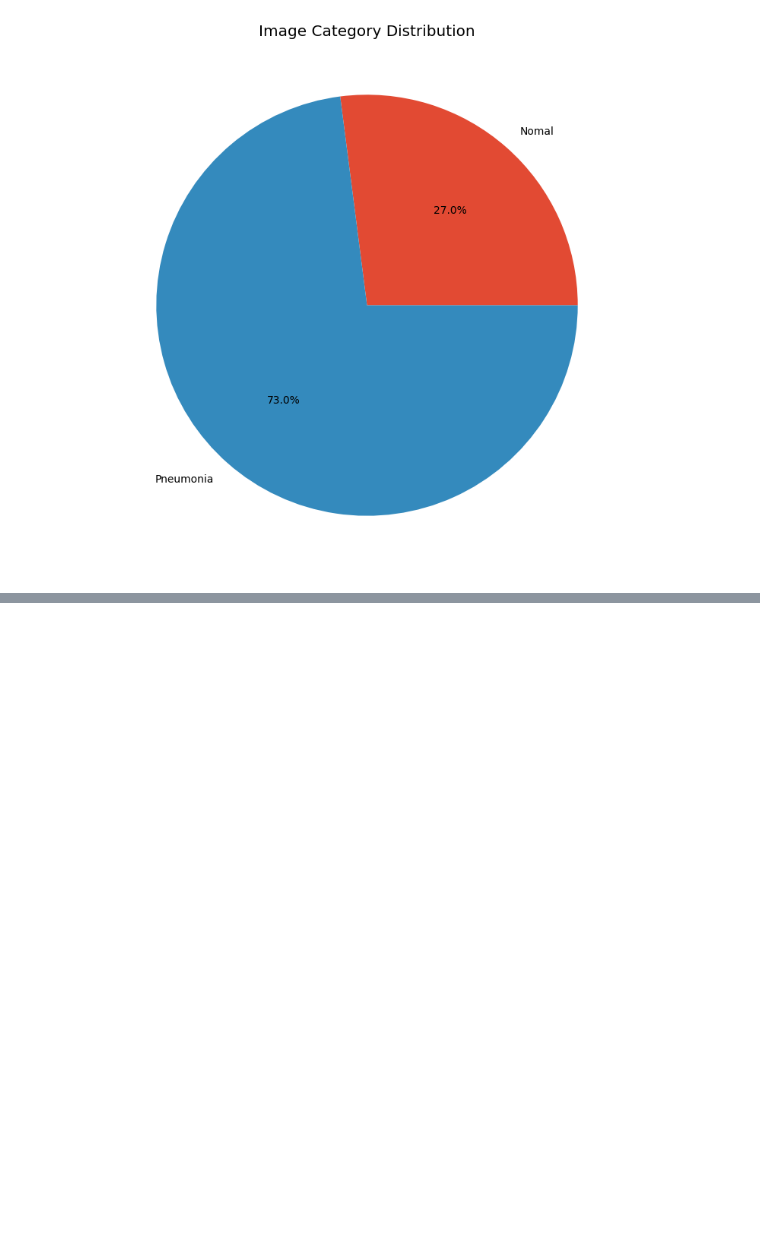
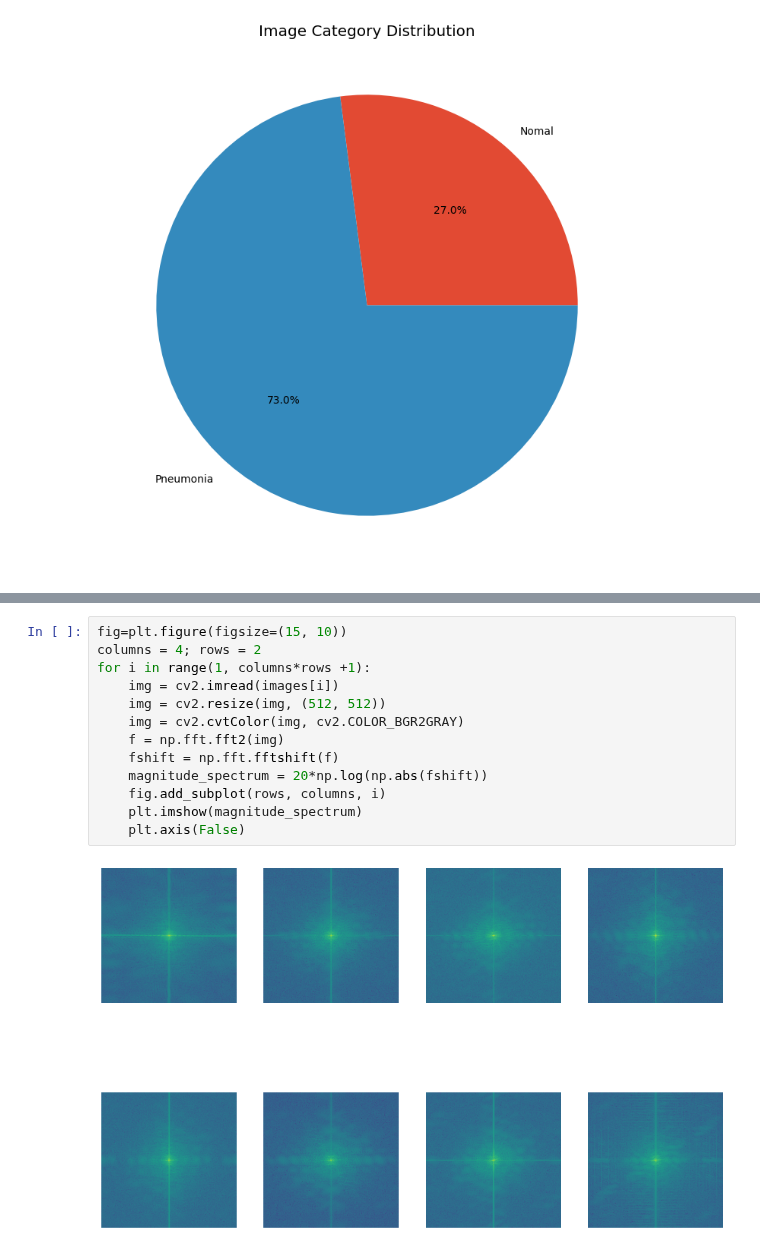
Before and after one commit to mithun6gowda/Pneumonia-Detection-GANS, a Jupyter notebook: GANS Models/chect-x-ray-gan.ipynb, the cells around one changed output, grey strips where cells are left out. Cells and saved outputs as stored; diff of their text form; blank space fills up the shorter version.

```diff
--- a/GANS Models/chect-x-ray-gan.ipynb
+++ b/GANS Models/chect-x-ray-gan.ipynb
@@ -102,0 +131,15 @@ plt.show()
+# %%
+fig=plt.figure(figsize=(15, 10))
+columns = 4; rows = 2
+for i in range(1, columns*rows +1):
+    img = cv2.imread(images[i])
+    img = cv2.resize(img, (512, 512))
+    img = cv2.cvtColor(img, cv2.COLOR_BGR2GRAY)
+    f = np.fft.fft2(img)
+    fshift = np.fft.fftshift(f)
+    magnitude_spectrum = 20*np.log(np.abs(fshift))
+    fig.add_subplot(rows, columns, i)
+    plt.imshow(magnitude_spectrum)
+    plt.axis(False)
+# %% [output]
+[figure, added]
```
Also changed, not shown: parts of 7 cells of this notebook.
